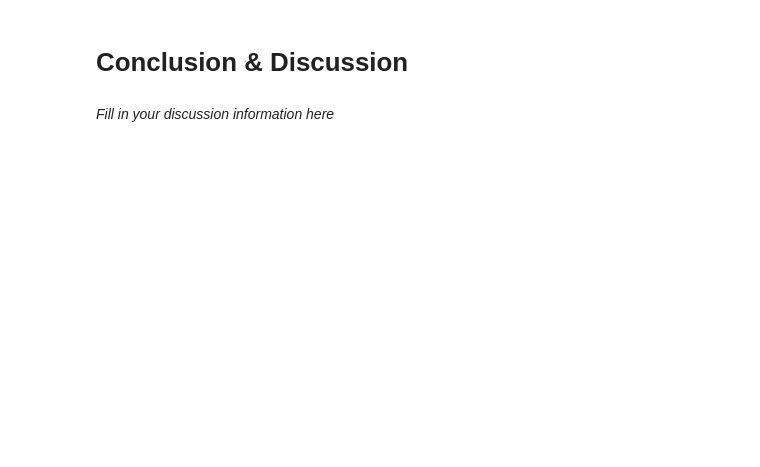
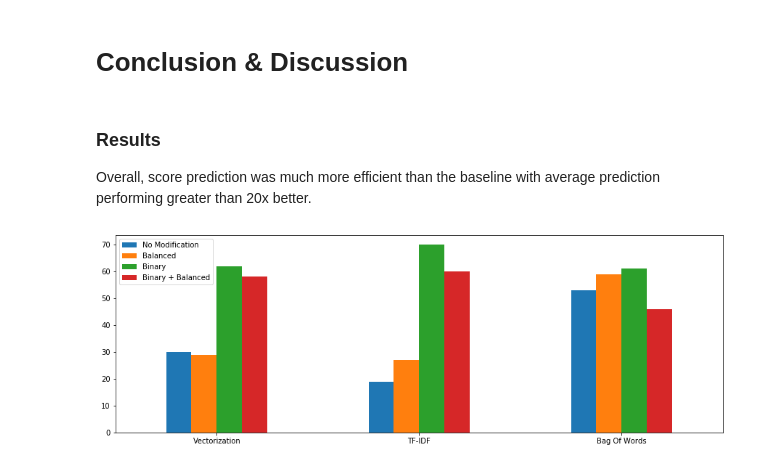
Before and after one commit to COGS108/Projects, a Jupyter notebook: Option2_Individual/FinalProject_GH.ipynb, the cells around one changed output. Saved outputs shown, nothing was run; the diff lists cells and outputs as text; code cells hidden in the pictures; blank space fills up the shorter version.

```diff
--- a/Option2_Individual/FinalProject_GH.ipynb
+++ b/Option2_Individual/FinalProject_GH.ipynb
@@ -59,2 +700,15 @@ Include cells that describe the steps in your data analysis.
+# %%
+Normal = [30, 19, 53]
+Balanced = [29, 27, 59]
+Binary = [62, 70, 61]
+Binary_Balanced = [58, 60, 46]
+
+index = ['Vectorization', 'TF-IDF', 'Bag Of Words']
+
+df_results = pd.DataFrame({'No Modification': Normal,
+                   'Balanced': Balanced,
+                   'Binary': Binary,
+                  'Binary + Balanced': Binary_Balanced},
+                  index=index)
 # %% [markdown]
 # Ethics & Privacy
@@ -63,4 +724,2 @@ Include cells that describe the steps in your data analysis.
 # %% [markdown]
 # Conclusion & Discussion
-# %% [markdown]
-*Fill in your discussion information here*
@@ -66,0 +731,7 @@ Include cells that describe the steps in your data analysis.
+# %% [markdown]
+### Results
+Overall, score prediction was much more efficient than the baseline with average prediction performing greater than 20x better.
+# %%
+ax = df_results.plot.bar(rot=0,figsize=(15,5))
+# %% [output]
+[figure, added]
```
Also changed, not shown: parts of 87 cells of this notebook, 7 other files.
